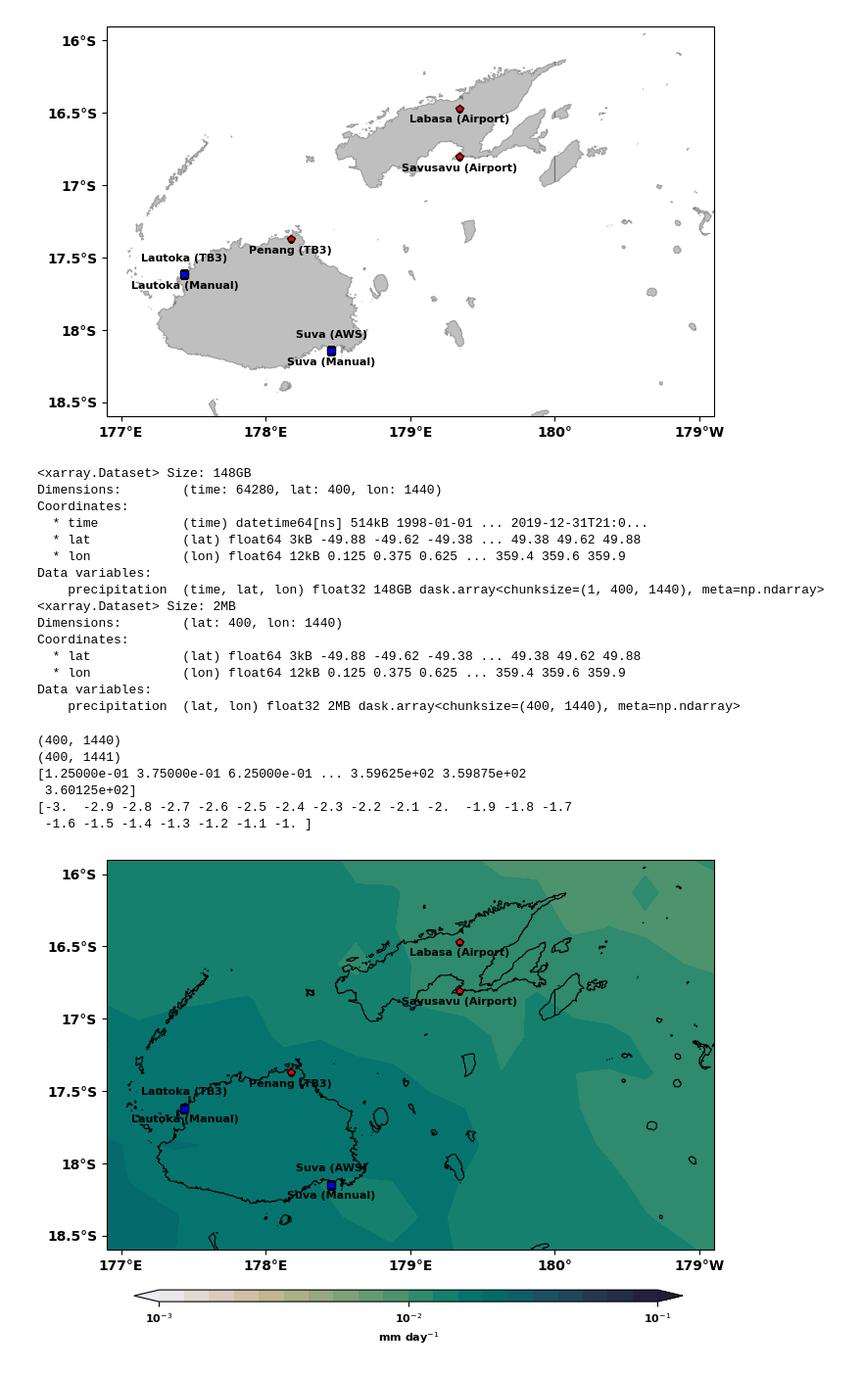
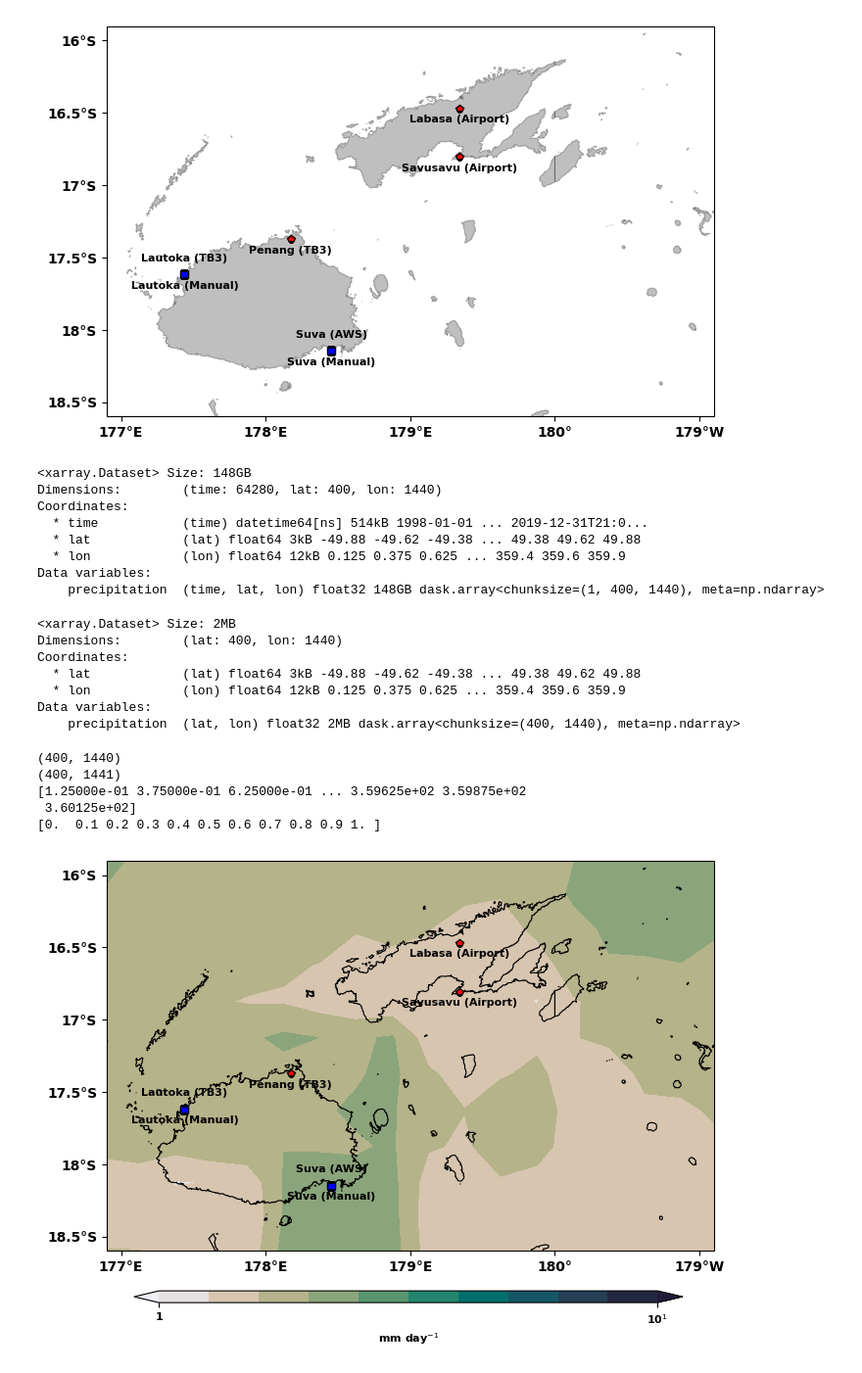
Before and after one commit to 21centuryweather/hk25-AusNode-ExtremePrecipitation, a Jupyter notebook: Data/Stations/Fiji_Meteorological_Service/Fiji_stations_process_AC.ipynb, the cells around one changed output. Shown at 98% size. Drawn from its saved outputs; the diff is of its cells as text; code cells hidden in the pictures.

Commit message:
Figures for Rainfall climatology using TRMM data

```diff
--- a/Data/Stations/Fiji_Meteorological_Service/Fiji_stations_process_AC.ipynb
+++ b/Data/Stations/Fiji_Meteorological_Service/Fiji_stations_process_AC.ipynb
@@ -137,15 +137,18 @@ plt.savefig(data_path + 'Fiji_station_locations_new.pdf', format='pdf', bbox_inc
 [figure]
 # %%
 #Compute mean TRMM rainfall (from 3 hourly data) (1998-01-01 to 2019-12-31)
-#trmm_path = '/Users/ashneelchandra/Library/CloudStorage/Dropbox/documents/Data/TRMM_3B42/precipitation/' #Path to TRMM data
-#trmm_data = xr.open_mfdataset(trmm_path + 'TRMM.precipitation.1998-2019.3hour.nc')
-#print(trmm_data)
+trmm_path = '/Users/ashneelchandra/Library/CloudStorage/Dropbox/documents/Data/TRMM_3B42/precipitation/' #Path to TRMM data
+trmm_data = xr.open_mfdataset(trmm_path + 'TRMM.precipitation.1998-2019.3hour.nc')
+print(trmm_data)
 #trmm_mean_3hourly = trmm_data.precipitation.mean(dim='time')
 #print(trmm_mean_3hourly)
 #trmm_mean_3hourly.to_netcdf(data_path + 'TRMM_mean_3hourly_1998-2019.nc')
 #trmm_mean_daily = trmm_data.resample(time="1D").sum().mean(dim='time')
 #print(trmm_mean_daily)
 #trmm_mean_daily.to_netcdf(data_path + 'TRMM_mean_daily_1998-2019.nc')
+trmm_mean_yearly = trmm_data.resample(time="1Y").sum().mean(dim='time')
+print(trmm_mean_yearly)
+trmm_mean_yearly.to_netcdf(data_path + 'TRMM_mean_yearly_1998-2019.nc')
 # %% [output]
 <xarray.Dataset> Size: 148GB
 Dimensions:        (time: 64280, lat: 400, lon: 1440)
@@ -155,16 +158,16 @@ Coordinates:
   * lon            (lon) float64 12kB 0.125 0.375 0.625 ... 359.4 359.6 359.9
 Data variables:
     precipitation  (time, lat, lon) float32 148GB dask.array<chunksize=(1, 400, 1440), meta=np.ndarray>
-<xarray.Dataset> Size: 2MB
-Dimensions:        (lat: 400, lon: 1440)
-Coordinates:
-  * lat            (lat) float64 3kB -49.88 -49.62 -49.38 ... 49.38 49.62 49.88
-  * lon            (lon) float64 12kB 0.125 0.375 0.625 ... 359.4 359.6 359.9
-Data variables:
-    precipitation  (lat, lon) float32 2MB dask.array<chunksize=(400, 1440), meta=np.ndarray>
+<xarray.Dataset> Size: 2MB
+Dimensions:        (lat: 400, lon: 1440)
+Coordinates:
+  * lat            (lat) float64 3kB -49.88 -49.62 -49.38 ... 49.38 49.62 49.88
+  * lon            (lon) float64 12kB 0.125 0.375 0.625 ... 359.4 359.6 359.9
+Data variables:
+    precipitation  (lat, lon) float32 2MB dask.array<chunksize=(400, 1440), meta=np.ndarray>
 # %%
 
-#Plot map of Fiji with location of stations and precipitation climatology from 3 hourly TRMM data
+#Plot map of Fiji with location of stations and precipitation climatology from 3 hourly TRMM data (daily mean)
 trmm_mean_daily = xr.open_dataset(data_path + 'TRMM_mean_daily_1998-2019.nc')
 cyclic_trmm, cyclic_lon = add_cyclic_point(trmm_mean_daily.precipitation, coord=trmm_mean_daily.lon, axis=1)
 print(trmm_mean_daily.precipitation.shape)
@@ -177,9 +180,9 @@ print(cyclic_lon)
 #lvl =  (np.arange(vmn,vmx+(intvl*1),intvl*1))
 
 scale = 1 #1000
-vmn = np.log10(0.001*scale)
-vmx = np.log10(0.1*scale)
-tcks = np.arange(-3,0,1)
+vmn = np.log10(1*scale)
+vmx = np.log10(10*scale)
+tcks = np.arange(0,2,1)
 intvl = 1*scale
 lvl =  (np.arange(vmn,vmx+(intvl*0.1),intvl*0.1))
 
@@ -205,7 +208,7 @@ ax.set_aspect(1)  # Set aspect ratio
 #ax.coastlines(resolution='50m', linewidth=0.5, color='black')
 ax.add_feature(cfeature.GSHHSFeature(scale="full"), facecolor='none', zorder=1, linewidth=0.8, edgecolor='black', alpha=1)
 # Add TRMM data
-plt_cn = ax.contourf(cyclic_lon - 180,trmm_mean_daily['lat'],np.log10(cyclic_trmm),extend='both',cmap=colormap, levels=lvl, vmin=vmn, vmax=vmx, zorder=0, transform=ccrs.PlateCarree())
+plt_cn = ax.contourf(cyclic_lon - 180,trmm_mean_daily['lat'],np.log10(cyclic_trmm),extend='both',cmap=colormap, levels=lvl, vmin=vmn, vmax=vmx, zorder=0, transform=ccrs.PlateCarree(central_longitude=180))
 
 for i in range(len(lon_array)):
     # Plot points
@@ -229,34 +232,33 @@ ax.set_yticks(np.arange(-18.5, -15.5, 0.5))
 ax.tick_params(axis='x', labelsize=10)
 ax.tick_params(axis='y', labelsize=10)
 ax.set_xticklabels(ax.get_xticks(), fontproperties=tick_font)
 ax.set_yticklabels(ax.get_yticks(), fontproperties=tick_font)
 
 # Format longitude and latitude labels
 ax.xaxis.set_major_formatter(cticker.LongitudeFormatter())
 ax.yaxis.set_major_formatter(cticker.LatitudeFormatter())
 
 #Colorbar for TRMM clim
 cbar_ax = fig.add_axes([0.16, 0.18, 0.70, 0.015])
 cbar = fig.colorbar(plt_cn, cax=cbar_ax, orientation='horizontal', label= 'mm day$^{-1}$', ticks=tcks, shrink=0.8)
 #cbar.set_ticks(np.arange(0,0.6,0.1))
-cbar.ax.set_xticklabels(['10$^{-3}$', '10$^{-2}$', '10$^{-1}$'])
+cbar.ax.set_xticklabels(['1', '10$^{1}$'])
 cbar.ax.tick_params(labelsize=10)  # Adjust fontsize for colorbar tick labels
 cbar.ax.xaxis.label.set_size(10)   # Adjust fontsize for colorbar label
 #cbar.set_label('m $s^{-1}$')
 
 for label in cbar_ax.get_xticklabels():
             label.set_fontsize(8)
             label.set_fontweight('bold')
 cbar_ax.xaxis.label.set_size(8)
 cbar_ax.xaxis.label.set_fontweight('bold')
 
 plt.savefig(data_path + 'Fiji_station_locations_TRMM_daily_mean.jpg', dpi=600, bbox_inches='tight', pad_inches=0.0)
 plt.savefig(data_path + 'Fiji_station_locations_TRMM_daily_mean.pdf', format='pdf', bbox_inches='tight', pad_inches=0.0)
 # %% [output]
 (400, 1440)
 (400, 1441)
 [1.25000e-01 3.75000e-01 6.25000e-01 ... 3.59625e+02 3.59875e+02
  3.60125e+02]
-[-3.  -2.9 -2.8 -2.7 -2.6 -2.5 -2.4 -2.3 -2.2 -2.1 -2.  -1.9 -1.8 -1.7
- -1.6 -1.5 -1.4 -1.3 -1.2 -1.1 -1. ]
+[0.  0.1 0.2 0.3 0.4 0.5 0.6 0.7 0.8 0.9 1. ]
-[figure, old version]
+[figure, new version]
```
Also changed, not shown: parts of 3 cells of this notebook, 9 other files.
